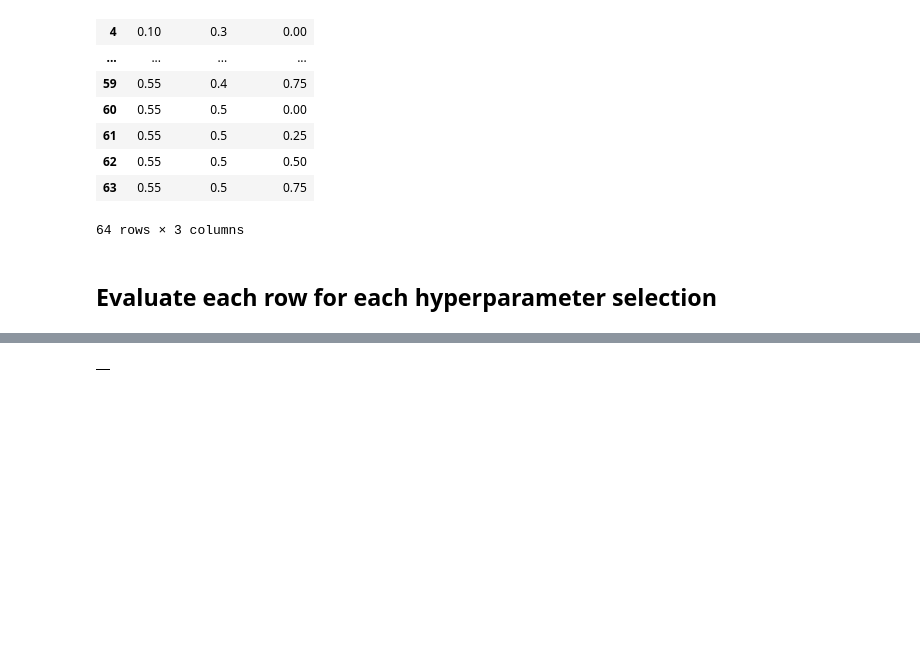
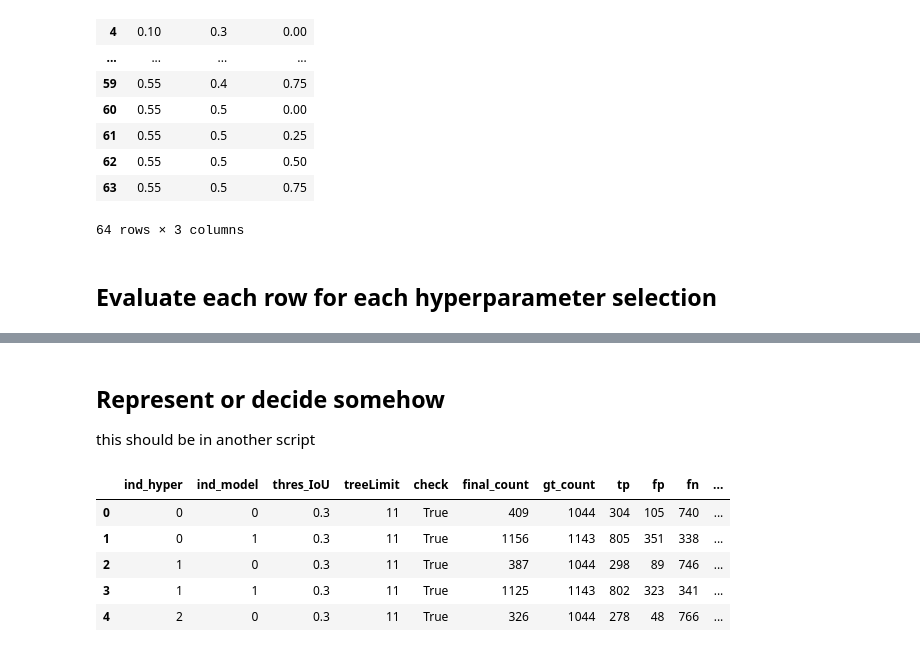
Before and after one commit to quiquegurdiel/SpinCo, a Jupyter notebook: Evaluation001_MASS_CV.ipynb, the cells around one changed output, grey strips where cells are left out. Drawn from its saved outputs; the diff is of its cells as text; code cells hidden in the pictures; blank space fills up the shorter version.

```diff
--- a/Evaluation001_MASS_CV.ipynb
+++ b/Evaluation001_MASS_CV.ipynb
@@ -78,0 +69,7 @@ results_CV
+# %%
+def loadExperiment(experimentId,datapath):
+    experimentModels=loadPickle(datapath+"/experiments/"+experimentId+"/experimentModels.pkl")
+    featureSelection=loadPickle(datapath+"/experiments/"+experimentId+"/featureSelection.pkl")
+    return experimentModels, featureSelection
+# %%
+experimentModels, featureSelection = loadExperiment(experimentId,datapath)
@@ -134,6 +137,6 @@ hyperparams
 masterIoU=0.3
 
 #Be conservative, keep the minimum tree limit
-masterTreeLimit=np.min(results_CV.treeLimit)
+masterTreeLimit=np.min(experimentModels.treeLimit)
 masterTreeLimit
 # %% [output]
@@ -142,12 +145,15 @@ masterTreeLimit
 modelMetrics=pd.DataFrame()
 
 for ind_hyper, hyper in hyperparams.iterrows():
-    for ind_CV, row in results_CV.iterrows():
+    print("***********************")
+    print(ind_hyper)
+    for ind_CV, row in experimentModels.iterrows():
         #load testing
         testFeatures=loadFeatureMatrix(row.test,featureSelection,signalsMetadata,samplerate,datapath)
         testLabels=loadLabelsVector(row.test,usedAnnotations,signalsMetadata,samplerate)
         #predict labels
-        predictedLabels=row.model.predict(testFeatures,ntree_limit=masterTreeLimit)
+        model=loadModel(row.modelId,experimentId,datapath)
+        predictedLabels=model.predict(testFeatures,ntree_limit=masterTreeLimit)
         #process labels
         processedLabels=labelingProcess(predictedLabels,hyper.close,hyper.duration,samplerate)
         #get confidence score and filter
@@ -178,8 +184,8 @@ for ind_hyper, hyper in hyperparams.iterrows():
             "thres_IoU":masterIoU,
             "treeLimit":masterTreeLimit,
             "check":check,
-            "final_count":len(gtAnnotations),
-            "gt_count":len(finalAnnotations),
+            "final_count":len(finalAnnotations),
+            "gt_count":len(gtAnnotations),
             "tp":tp,
             "fp":fp,
             "fn":fn,
@@ -191,7 +197,7 @@ for ind_hyper, hyper in hyperparams.iterrows():
             "event_TS":event_TS})
         modelMetrics=pd.concat([modelMetrics,newRow.to_frame().T],ignore_index=True)
 
-        if not check:
+        if not check:   #<---- check must always be passed, if not correct the byEventEvaluation function
             print("check failed on hyper "+str(ind_hyper)+" and CV "+str(ind_CV))
             break
 # %% [output]
@@ -206,4 +268,12 @@ modelMetrics.to_csv("modelMetrics_"+"Experiment002_CV_1669883512.373571.csv")
+# %% [markdown]
+## Represent or decide somehow
+this should be in another script
 # %%
-modelMetrics
+modelMetrics.head()
 # %% [output]
-|  |
+|  | ind_hyper | ind_model | thres_IoU | treeLimit | check | final_count | gt_count | tp | fp | fn | ... |
+| 0 | 0 | 0 | 0.3 | 11 | True | 409 | 1044 | 304 | 105 | 740 | ... |
+| 1 | 0 | 1 | 0.3 | 11 | True | 1156 | 1143 | 805 | 351 | 338 | ... |
+| 2 | 1 | 0 | 0.3 | 11 | True | 387 | 1044 | 298 | 89 | 746 | ... |
+| 3 | 1 | 1 | 0.3 | 11 | True | 1125 | 1143 | 802 | 323 | 341 | ... |
+| 4 | 2 | 0 | 0.3 | 11 | True | 326 | 1044 | 278 | 48 | 766 | ... |
```
Also changed, not shown: parts of 29 cells of this notebook, 28 other files.
